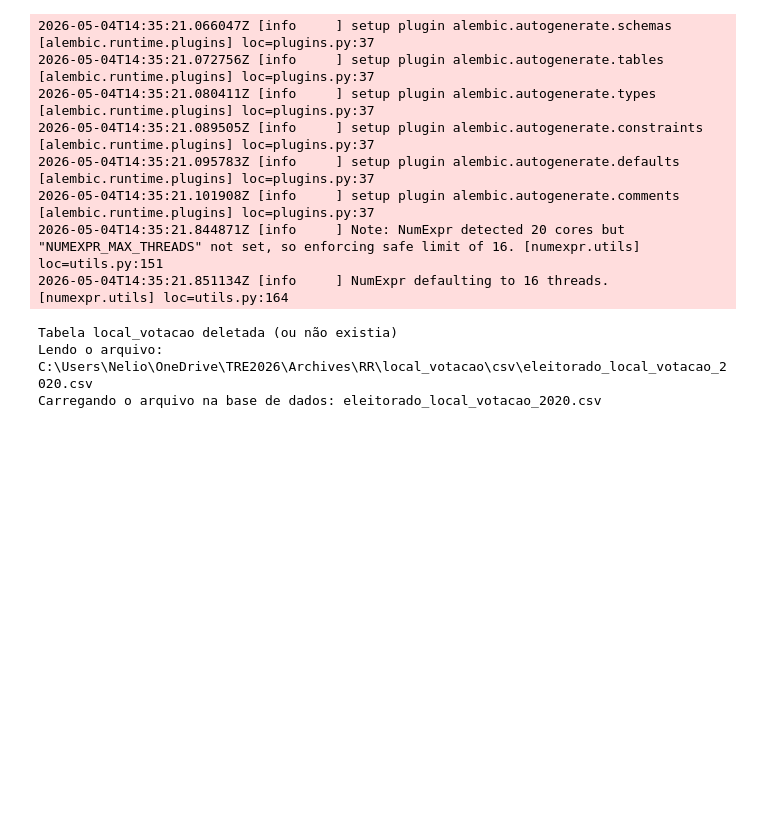
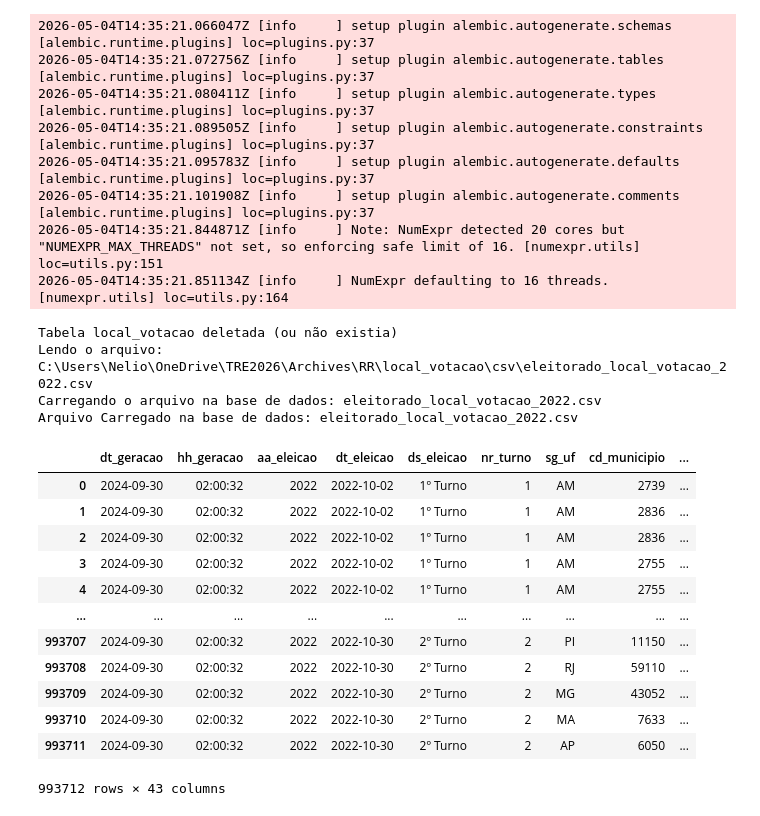
Before and after one commit to Jneliorr/airflow_nelio, a Jupyter notebook: notebooks/local.ipynb, the cells around one changed output. Saved outputs shown, nothing was run; the diff lists cells and outputs as text; code cells hidden in the pictures; blank space fills up the shorter version.

```diff
--- a/notebooks/local.ipynb
+++ b/notebooks/local.ipynb
@@ -68,36 +68,51 @@ def local_votacao (path):
 
     for arquivo in os.listdir(path):
         full_path = os.path.join(path, arquivo)
-        if full_path.endswith('.csv'):
+        if full_path.endswith('2022.csv'):
             print(f"Lendo o arquivo: {full_path}")
             df = pd.read_csv(full_path, encoding='latin-1', sep=';',dtype=str, usecols=lambda col: col.strip().lower() in colunas_leitura) #nrows= 10  ,
             df.columns = [col.strip().lower() for col in df.columns]
+
             for col in colunas_num:
                 if col in df.columns:
                     df[col] = pd.to_numeric(df[col]).astype('Int64')
             for col in colunas_data:
                 if col in df.columns:
                     df[col] = pd.to_datetime(df[col], dayfirst=True, format='%d/%m/%Y', errors='coerce').dt.date
             for col in colunas_hora:
                 if col in df.columns:
                     df[col] = pd.to_datetime(df[col], format='%H:%M:%S', errors='coerce').dt.time
             df['aa_eleicao'] = df['aa_eleicao'].astype(str).str.lstrip("0")
             df['cd_municipio'] = df['cd_municipio'].astype(str)
             df['id_zona_secao_municipio'] = df['aa_eleicao'] +  df['nr_turno'] + df['nr_zona'] +  df['nr_secao'] +  df['cd_municipio'] #
 
             df['id_perfil'] = df['aa_eleicao'] +  df['nr_zona'] +  df['nr_secao'] +  df['cd_municipio']
             df['cd_municipio'] = df['cd_municipio'].astype(str)
 
             # df = df[df['aa_eleicao'] == '2022'] # Filtra apenas os dados de 2022
 
             print(f"Carregando o arquivo na base de dados: {arquivo}")
             df.to_sql("local_votacao", engine, index=False, if_exists='append')
             print(f"Arquivo Carregado na base de dados: {arquivo}")
 
 
     return df #print("Processamento concluído")
 local_votacao(path = r'C:\Users\Nelio\OneDrive\TRE2026\Archives\RR\local_votacao\csv')
 # %% [output]
 Tabela local_votacao deletada (ou não existia)
-Lendo o arquivo: C:\Users\Nelio\OneDrive\TRE2026\Archives\RR\local_votacao\csv\eleitorado_local_votacao_2020.csv
-Carregando o arquivo na base de dados: eleitorado_local_votacao_2020.csv
+Lendo o arquivo: C:\Users\Nelio\OneDrive\TRE2026\Archives\RR\local_votacao\csv\eleitorado_local_votacao_2022.csv
+Carregando o arquivo na base de dados: eleitorado_local_votacao_2022.csv
+Arquivo Carregado na base de dados: eleitorado_local_votacao_2022.csv
+|  | dt_geracao | hh_geracao | aa_eleicao | dt_eleicao | ds_eleicao | nr_turno | sg_uf | cd_municipio | ... |
+| 0 | 2024-09-30 | 02:00:32 | 2022 | 2022-10-02 | 1º Turno | 1 | AM | 2739 | ... |
+| 1 | 2024-09-30 | 02:00:32 | 2022 | 2022-10-02 | 1º Turno | 1 | AM | 2836 | ... |
+| 2 | 2024-09-30 | 02:00:32 | 2022 | 2022-10-02 | 1º Turno | 1 | AM | 2836 | ... |
+| 3 | 2024-09-30 | 02:00:32 | 2022 | 2022-10-02 | 1º Turno | 1 | AM | 2755 | ... |
+| 4 | 2024-09-30 | 02:00:32 | 2022 | 2022-10-02 | 1º Turno | 1 | AM | 2755 | ... |
+| ... | ... | ... | ... | ... | ... | ... | ... | ... | ... |
+| 993707 | 2024-09-30 | 02:00:32 | 2022 | 2022-10-30 | 2º Turno | 2 | PI | 11150 | ... |
+| 993708 | 2024-09-30 | 02:00:32 | 2022 | 2022-10-30 | 2º Turno | 2 | RJ | 59110 | ... |
+| 993709 | 2024-09-30 | 02:00:32 | 2022 | 2022-10-30 | 2º Turno | 2 | MG | 43052 | ... |
+| 993710 | 2024-09-30 | 02:00:32 | 2022 | 2022-10-30 | 2º Turno | 2 | MA | 7633 | ... |
+| 993711 | 2024-09-30 | 02:00:32 | 2022 | 2022-10-30 | 2º Turno | 2 | AP | 6050 | ... |
+993712 rows × 43 columns
```
